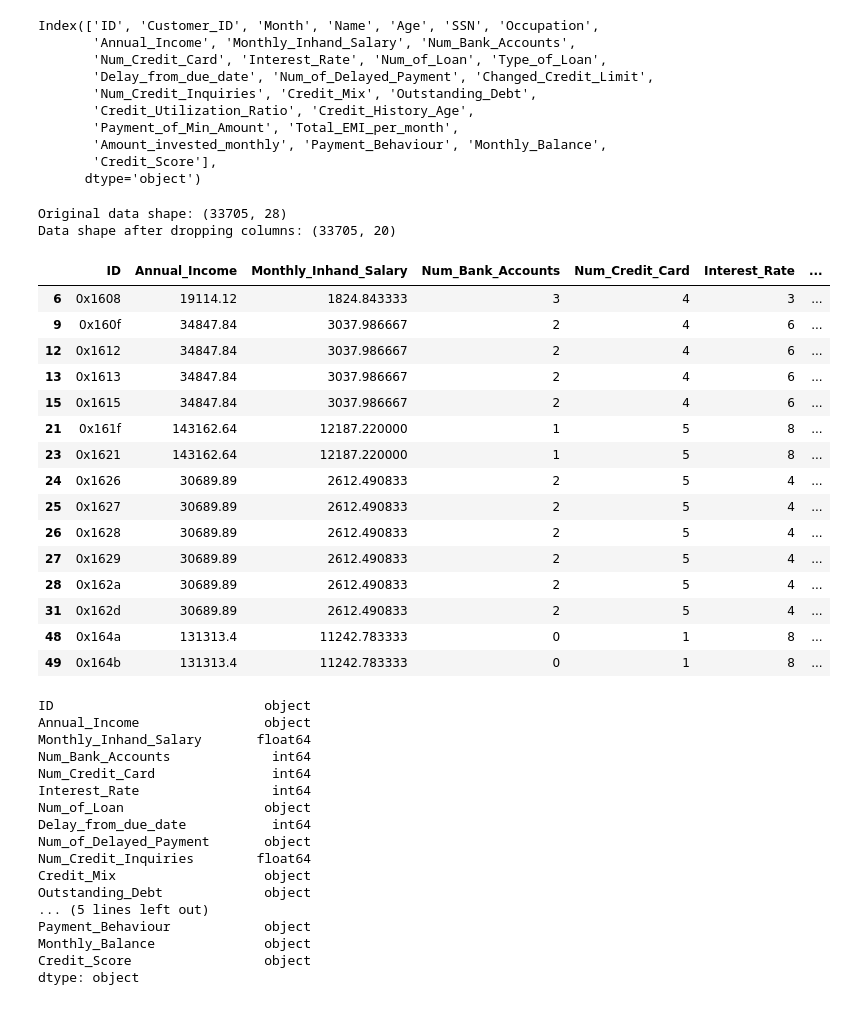
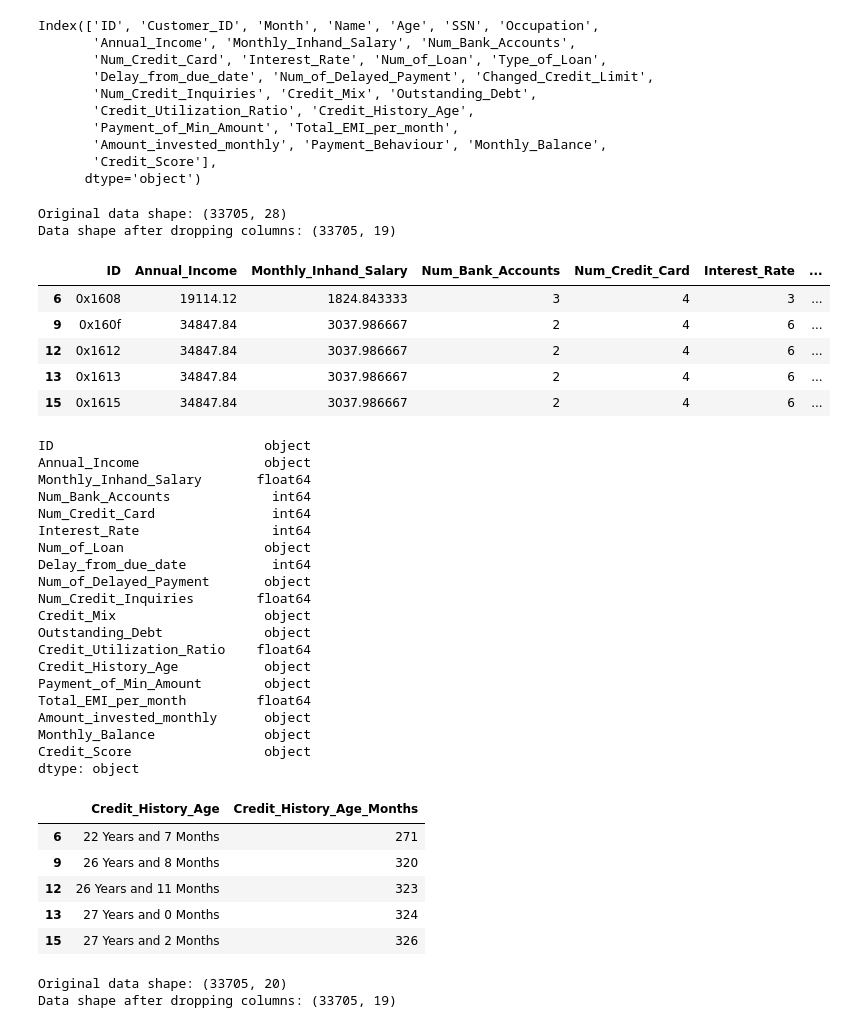
Before and after one commit to jananaum7/Project-4, a Jupyter notebook: main_analysis.ipynb, the cells around one changed output. Saved outputs shown, nothing was run; the diff lists cells and outputs as text; code cells hidden in the pictures.

Commit message:
finished data prep & cleaning for train.csv & started and finished data prep & cleaning for test.csv; new csv created & saved to resources folder

```diff
--- a/main_analysis.ipynb
+++ b/main_analysis.ipynb
@@ -138,38 +136,28 @@ Index(['ID', 'Customer_ID', 'Month', 'Name', 'Age', 'SSN', 'Occupation',
 # %%
 # List of columns to drop
 columns_to_drop = ['SSN', 'Occupation', 'Age', 'Customer_ID', 'Month', 'Name',
-                   'Changed_Credit_Limit', 'Type_of_Loan', 'Payment_Behavior']
+                   'Changed_Credit_Limit', 'Type_of_Loan', 'Payment_Behaviour']
 
 # Drop the specified columns
-train_data_clean = train_data_cleaned3.drop(columns=columns_to_drop, errors='ignore')  # Use 'errors="ignore"' to avoid errors if a column doesn't exist
+train_data_clean_1 = train_data_cleaned3.drop(columns=columns_to_drop, errors='ignore')  # Use 'errors="ignore"' to avoid errors if a column doesn't exist
 
 # Display the shape of the dataset before and after dropping columns
 print(f"Original data shape: {train_data_cleaned3.shape}")
-print(f"Data shape after dropping columns: {train_data_clean.shape}")
+print(f"Data shape after dropping columns: {train_data_clean_1.shape}")
 # %% [output]
 Original data shape: (33705, 28)
-Data shape after dropping columns: (33705, 20)
+Data shape after dropping columns: (33705, 19)
 # %%
-train_data_clean.head(15)
+train_data_clean_1.head()
 # %% [output]
 |  | ID | Annual_Income | Monthly_Inhand_Salary | Num_Bank_Accounts | Num_Credit_Card | Interest_Rate | ... |
 | 6 | 0x1608 | 19114.12 | 1824.843333 | 3 | 4 | 3 | ... |
 | 9 | 0x160f | 34847.84 | 3037.986667 | 2 | 4 | 6 | ... |
 | 12 | 0x1612 | 34847.84 | 3037.986667 | 2 | 4 | 6 | ... |
 | 13 | 0x1613 | 34847.84 | 3037.986667 | 2 | 4 | 6 | ... |
 | 15 | 0x1615 | 34847.84 | 3037.986667 | 2 | 4 | 6 | ... |
-| 21 | 0x161f | 143162.64 | 12187.220000 | 1 | 5 | 8 | ... |
-| 23 | 0x1621 | 143162.64 | 12187.220000 | 1 | 5 | 8 | ... |
-| 24 | 0x1626 | 30689.89 | 2612.490833 | 2 | 5 | 4 | ... |
-| 25 | 0x1627 | 30689.89 | 2612.490833 | 2 | 5 | 4 | ... |
-| 26 | 0x1628 | 30689.89 | 2612.490833 | 2 | 5 | 4 | ... |
-| 27 | 0x1629 | 30689.89 | 2612.490833 | 2 | 5 | 4 | ... |
-| 28 | 0x162a | 30689.89 | 2612.490833 | 2 | 5 | 4 | ... |
-| 31 | 0x162d | 30689.89 | 2612.490833 | 2 | 5 | 4 | ... |
-| 48 | 0x164a | 131313.4 | 11242.783333 | 0 | 1 | 8 | ... |
-| 49 | 0x164b | 131313.4 | 11242.783333 | 0 | 1 | 8 | ... |
 # %%
-train_data_clean.dtypes
+train_data_clean_1.dtypes
 # %% [output]
 ID                           object
 Annual_Income                object
@@ -183,8 +171,47 @@ Num_of_Delayed_Payment       object
 Num_Credit_Inquiries        float64
 Credit_Mix                   object
 Outstanding_Debt             object
-... (5 lines left out)
-Payment_Behaviour            object
+Credit_Utilization_Ratio    float64
+Credit_History_Age           object
+Payment_of_Min_Amount        object
+Total_EMI_per_month         float64
+Amount_invested_monthly      object
 Monthly_Balance              object
 Credit_Score                 object
 dtype: object
+# %%
+# Function to convert "X Years and Y Months" to total months
+def convert_to_months(value):
+    if isinstance(value, str):  # Ensure the value is a string
+        match = re.match(r"(\d+)\s+Years\s+and\s+(\d+)\s+Months", value)
+        if match:
+            years = int(match.group(1))
+            months = int(match.group(2))
+            return years * 12 + months
+    return None  # Return None for invalid entries
+
+# Apply the function to the Credit_History_Age column
+train_data_clean_1['Credit_History_Age_Months'] = train_data_clean_1['Credit_History_Age'].apply(convert_to_months)
+
+# Check the converted column
+(train_data_clean_1[['Credit_History_Age', 'Credit_History_Age_Months']].head())
+# %% [output]
+|  | Credit_History_Age | Credit_History_Age_Months |
+| 6 | 22 Years and 7 Months | 271 |
+| 9 | 26 Years and 8 Months | 320 |
+| 12 | 26 Years and 11 Months | 323 |
+| 13 | 27 Years and 0 Months | 324 |
+| 15 | 27 Years and 2 Months | 326 |
+# %%
+# Drop credit_history_age column
+drop_credit_hist_age = ['Credit_History_Age']
+
+# Drop the specified columns
+train_data_clean_2 = train_data_clean_1.drop(columns=drop_credit_hist_age, errors='ignore')  # Use 'errors="ignore"' to avoid errors if a column doesn't exist
+
+# Display the shape of the dataset before and after dropping columns
+print(f"Original data shape: {train_data_clean_1.shape}")
+print(f"Data shape after dropping columns: {train_data_clean_2.shape}")
+# %% [output]
+Original data shape: (33705, 20)
+Data shape after dropping columns: (33705, 19)
```
Also changed, not shown: parts of 26 cells of this notebook, 2 other files.
